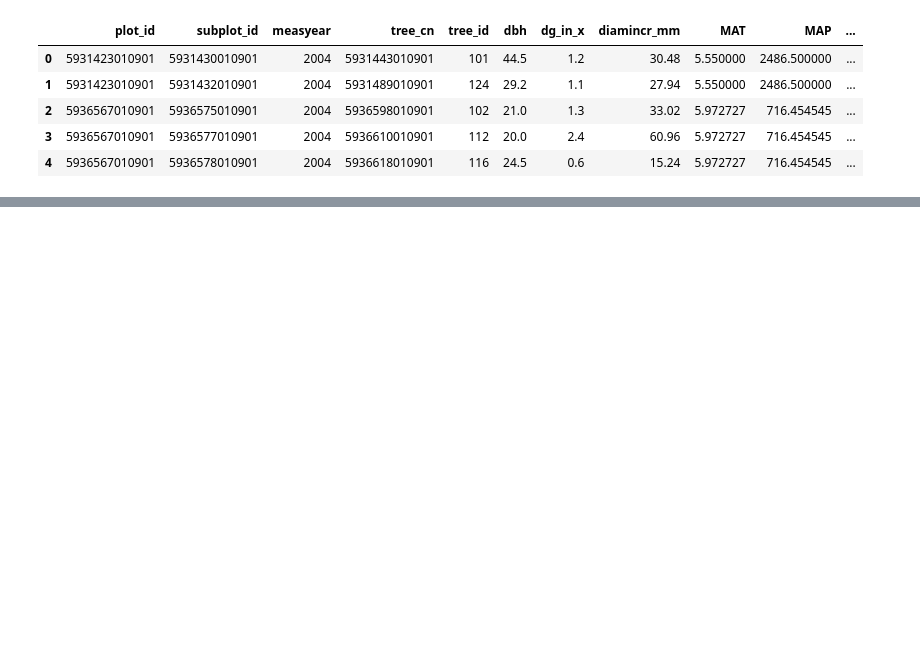
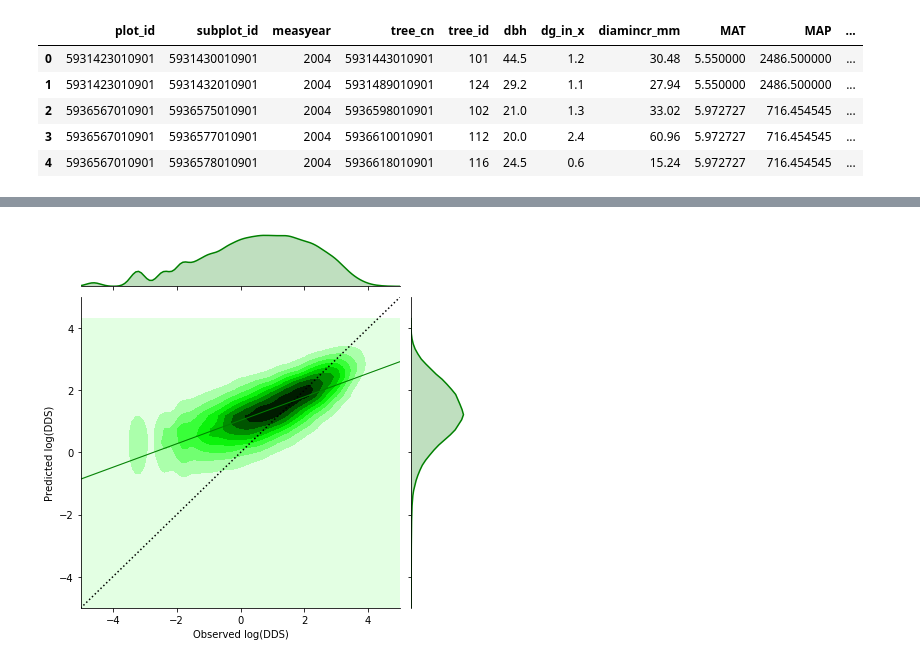
Before and after one commit to d-diaz/FVS_Equations, a Jupyter notebook: Model Fitting.ipynb, the cells around one changed output, grey strips where cells are left out. Drawn from its saved outputs; the diff is of its cells as text; code cells hidden in the pictures; blank space fills up the shorter version.

```diff
--- a/Model Fitting.ipynb
+++ b/Model Fitting.ipynb
@@ -249,0 +52,13 @@ Exception: ("Compilation failed (return status=1): In file included from C:/Prog
+# %%
+# Make some data transformations to fit GLM
+LOGDBH = np.log(DBH).rename('LOGDBH')
+DBHSQ = (DBH**2).rename('DBHSQ')
+BALDBH = (BAL/np.log(DBH+1)).rename('BALDBH')
+SLOPECOSASP = (SLOPE * np.cos(ASPECT)).rename('SLOPECOSASP')
+SLOPESINASP = (SLOPE * np.sin(ASPECT)).rename('SLOPESINASP')
+SLOPESQ = (SLOPE**2).rename('SLOPESQ')
+LOGMAT10 = (np.log(MAT+10)).rename('LOGMAT10')
+LOGMAP = (np.log(MAP)).rename('LOGMAP')
+DBHDIFF = data.dg_in_x.rename('DBHDIFF')
+cols = [DDS.rename('DDS'),DBHDIFF,LOGDBH,DBHSQ,BALDBH,SLOPECOSASP,SLOPESINASP,SLOPE,SLOPESQ,ELEV,CR,BA,LOGMAT10,LOGMAP]
+data = pd.concat(cols, axis=1)
@@ -249,0 +89,4 @@ Exception: ("Compilation failed (return status=1): In file included from C:/Prog
+# %%
+formula = 'DDS ~ LOGDBH + DBHSQ + BALDBH + SLOPECOSASP + SLOPESINASP + SLOPE + SLOPESQ + elev + cr + ba + LOGMAT10 + LOGMAP'
+base_model = smf.glm(formula=formula, data=data, family=sm.families.Gaussian(sm.families.links.log)).fit()
+base_model.summary()
@@ -249,0 +173,11 @@ Exception: ("Compilation failed (return status=1): In file included from C:/Prog
+# %%
+observed = np.log(DDS)
+predicted = np.log(base_model.mu)
+g = sns.jointplot(observed, predicted, kind='kde', color='g', xlim=(-5,5), ylim=(-5,5), stat_func = None)
+g.ax_joint.plot([-100,100], [-100,100], color='k', linestyle=':')
+sns.regplot(observed, predicted, ax=g.ax_joint, line_kws={'ls':'-' ,'color':'g', 'lw':1}, scatter=False)
+g.ax_joint.set_xlabel('Observed log(DDS)')
+g.ax_joint.set_ylabel('Predicted log(DDS)')
+plt.savefig('logDDS_base_model.png');
+# %% [output]
+[figure, added]
```
Also changed, not shown: parts of 34 cells of this notebook, 4 other files.
